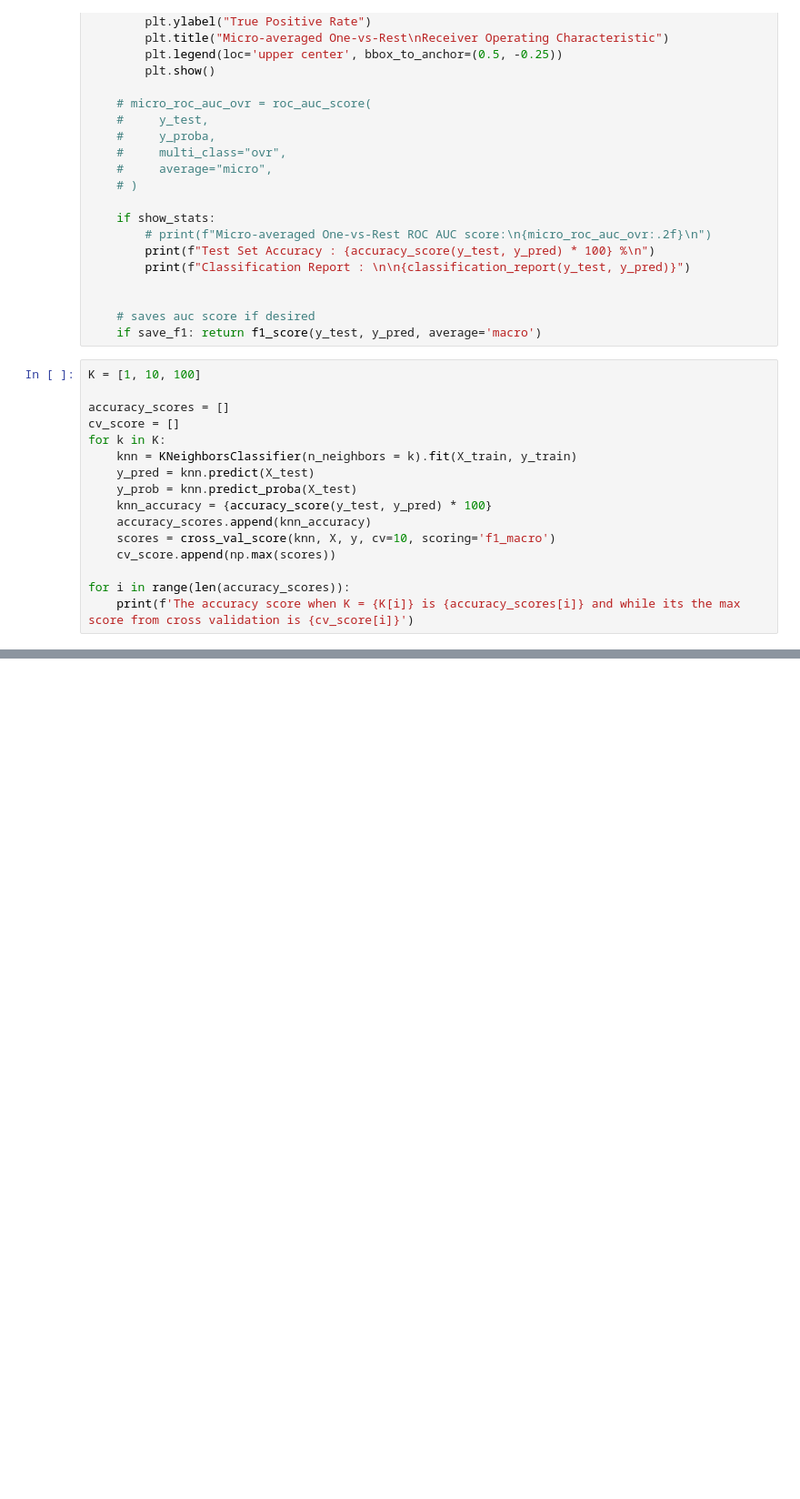
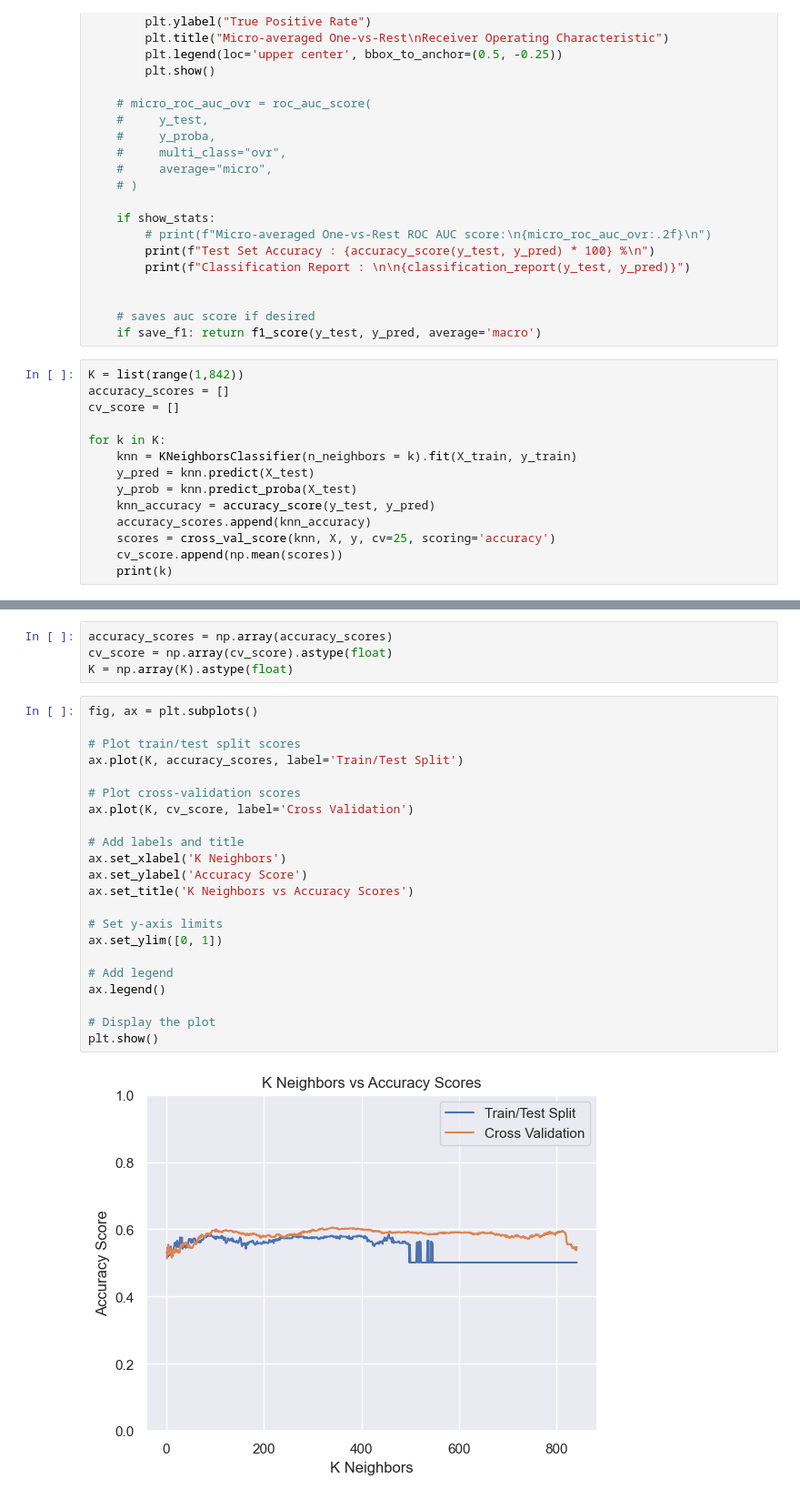
Before and after one commit to AndyLAndrew/spotify_covid_miniproject, a Jupyter notebook: project_file.ipynb, the cells around one changed output, grey strips where cells are left out. Shown at 91% size. Saved outputs shown, nothing was run; the diff lists cells and outputs as text; blank space fills up the shorter version.

```diff
--- a/project_file.ipynb
+++ b/project_file.ipynb
@@ -170,19 +166,17 @@ def metrics_classification_scorer(y_train, y_test, y_pred, y_proba, show_stats =
     # saves auc score if desired
     if save_f1: return f1_score(y_test, y_pred, average='macro')
 # %%
-K = [1, 10, 100]
-
+K = list(range(1,842))
 accuracy_scores = []
 cv_score = []
+
 for k in K:
     knn = KNeighborsClassifier(n_neighbors = k).fit(X_train, y_train)
     y_pred = knn.predict(X_test)
     y_prob = knn.predict_proba(X_test)
-    knn_accuracy = {accuracy_score(y_test, y_pred) * 100}
+    knn_accuracy = accuracy_score(y_test, y_pred)
     accuracy_scores.append(knn_accuracy)
-    scores = cross_val_score(knn, X, y, cv=10, scoring='f1_macro')
-    cv_score.append(np.max(scores))
-
-for i in range(len(accuracy_scores)):
-    print(f'The accuracy score when K = {K[i]} is {accuracy_scores[i]} and while its the max score from cross validation is {cv_score[i]}')
+    scores = cross_val_score(knn, X, y, cv=25, scoring='accuracy')
+    cv_score.append(np.mean(scores))
+    print(k)
 # %% [output]
@@ -196,0 +200,28 @@ base f1 for logit:
+# %%
+accuracy_scores = np.array(accuracy_scores)
+cv_score = np.array(cv_score).astype(float)
+K = np.array(K).astype(float)
+# %%
+fig, ax = plt.subplots()
+
+# Plot train/test split scores
+ax.plot(K, accuracy_scores, label='Train/Test Split')
+
+# Plot cross-validation scores
+ax.plot(K, cv_score, label='Cross Validation')
+
+# Add labels and title
+ax.set_xlabel('K Neighbors')
+ax.set_ylabel('Accuracy Score')
+ax.set_title('K Neighbors vs Accuracy Scores')
+
+# Set y-axis limits
+ax.set_ylim([0, 1])
+
+# Add legend
+ax.legend()
+
+# Display the plot
+plt.show()
+# %% [output]
+[figure, added]
```
Also changed, not shown: parts of 4 cells of this notebook, 9 other files.
